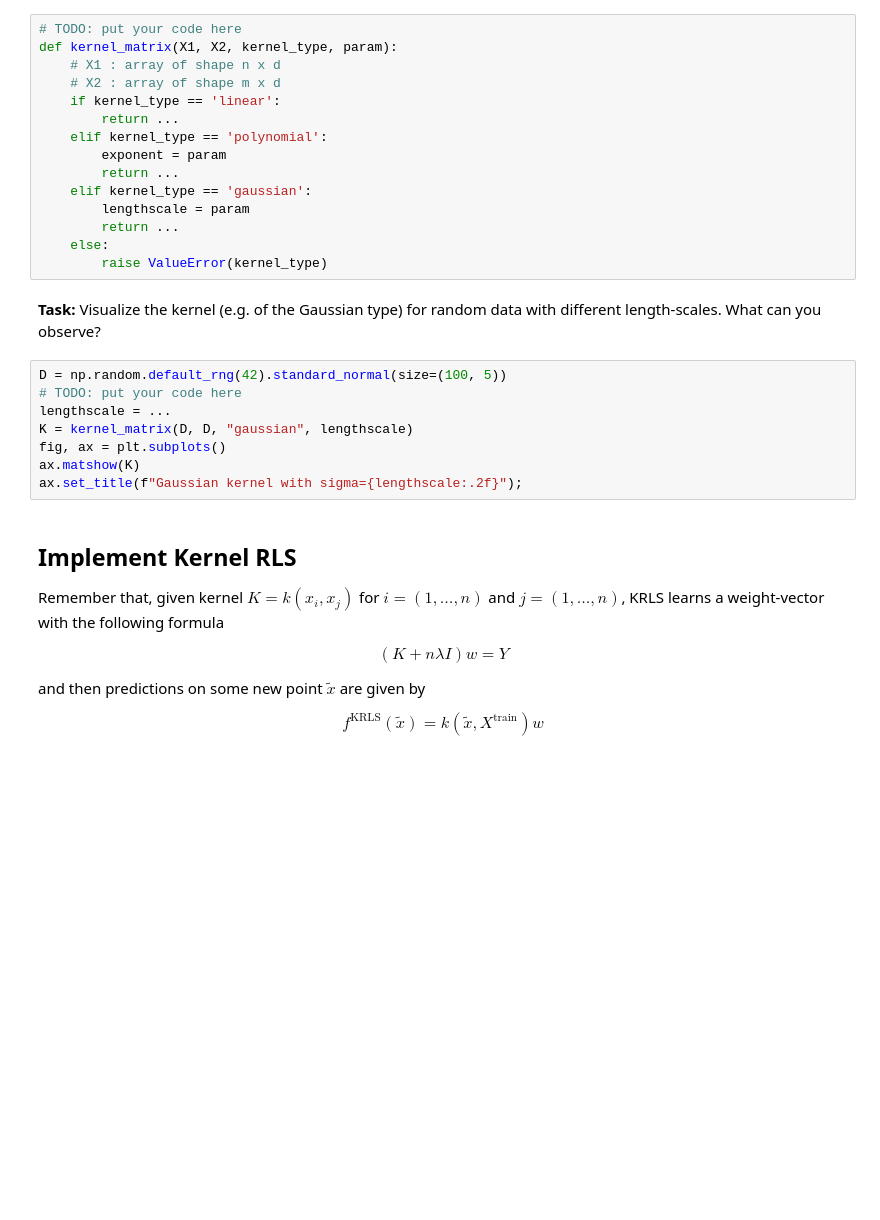
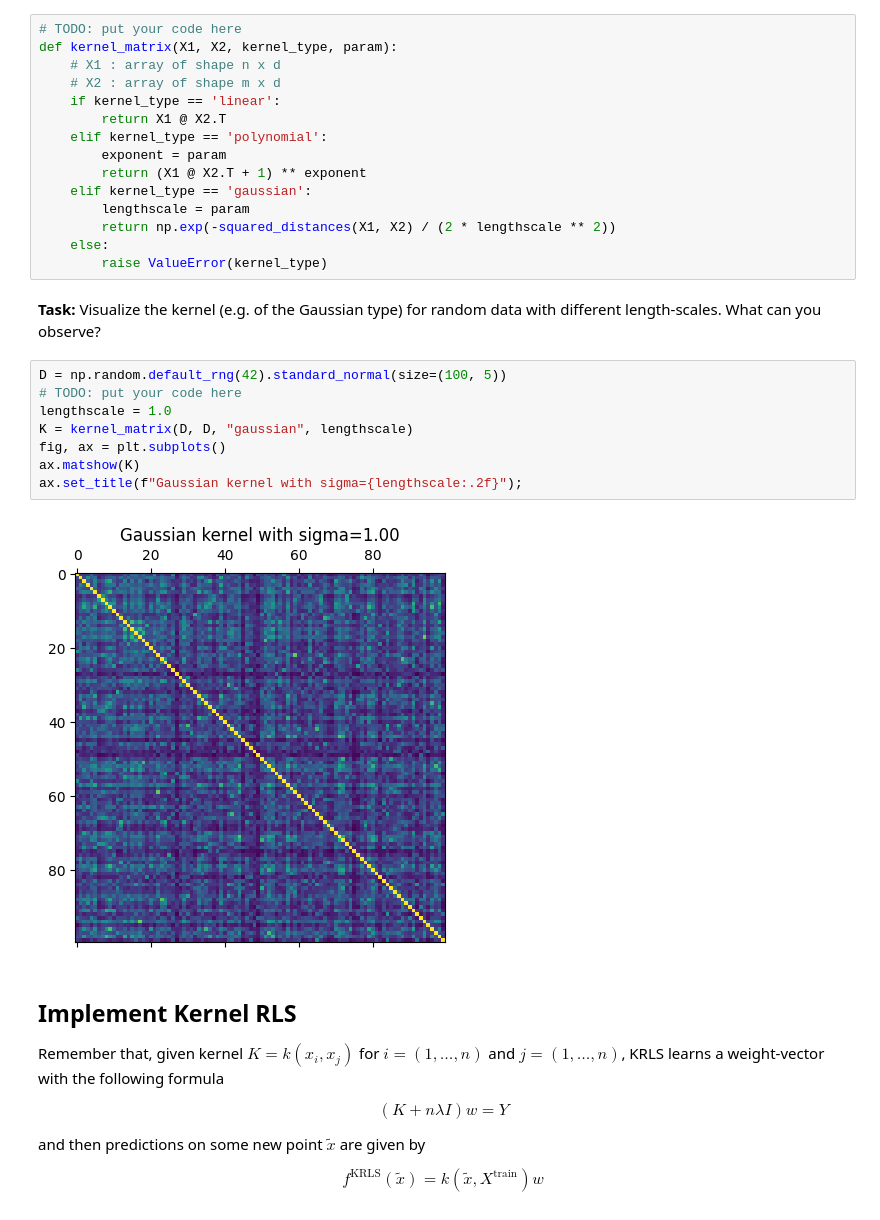
Before and after one commit to mariomine88/Unige_code, a Jupyter notebook: Master/First/ML/lab4/Lab4-KRLS.ipynb, the cells around one changed output. Drawn from its saved outputs; the diff is of its cells as text; blank space fills up the shorter version.

```diff
--- a/Master/First/ML/lab4/Lab4-KRLS.ipynb
+++ b/Master/First/ML/lab4/Lab4-KRLS.ipynb
@@ -140,13 +157,13 @@ def kernel_matrix(X1, X2, kernel_type, param):
     # X1 : array of shape n x d
     # X2 : array of shape m x d
     if kernel_type == 'linear':
-        return ...
+        return X1 @ X2.T
     elif kernel_type == 'polynomial':
         exponent = param
-        return ...
+        return (X1 @ X2.T + 1) ** exponent
     elif kernel_type == 'gaussian':
         lengthscale = param
-        return ...
+        return np.exp(-squared_distances(X1, X2) / (2 * lengthscale ** 2))
     else:
         raise ValueError(kernel_type)
 # %% [markdown]
@@ -154,11 +171,13 @@ def kernel_matrix(X1, X2, kernel_type, param):
 # %%
 D = np.random.default_rng(42).standard_normal(size=(100, 5))
 # TODO: put your code here
-lengthscale = ...
+lengthscale = 1.0
 K = kernel_matrix(D, D, "gaussian", lengthscale)
 fig, ax = plt.subplots()
 ax.matshow(K)
 ax.set_title(f"Gaussian kernel with sigma={lengthscale:.2f}");
+# %% [output]
+[figure, added]
 # %% [markdown]
 ## Implement Kernel RLS
 
```
Also changed, not shown: parts of 12 cells of this notebook.
